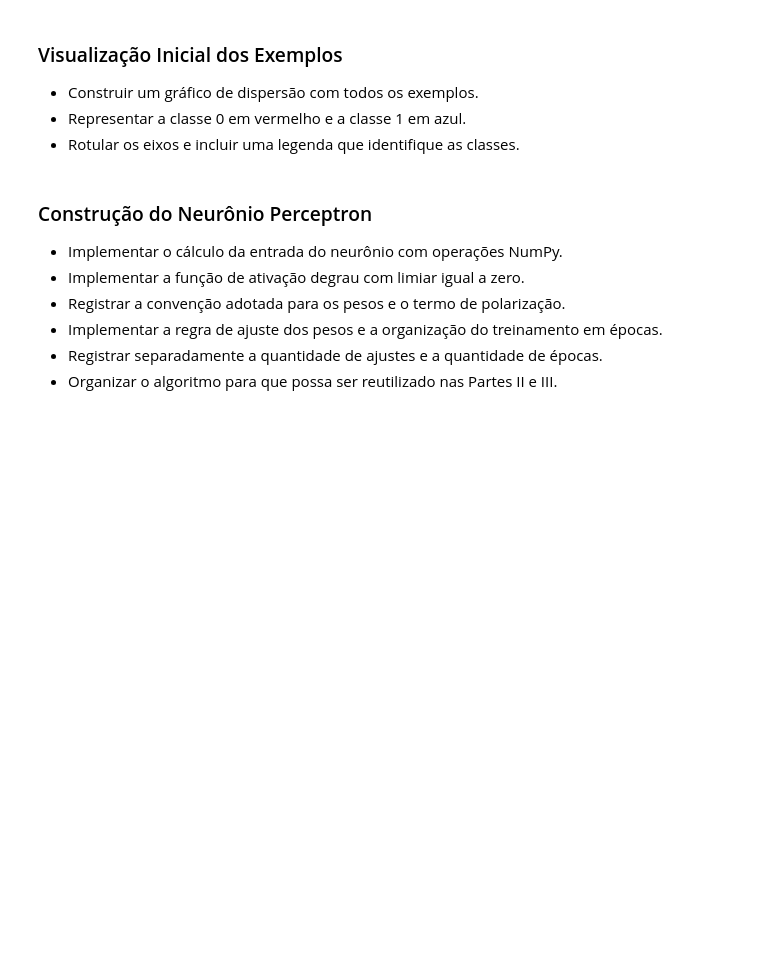
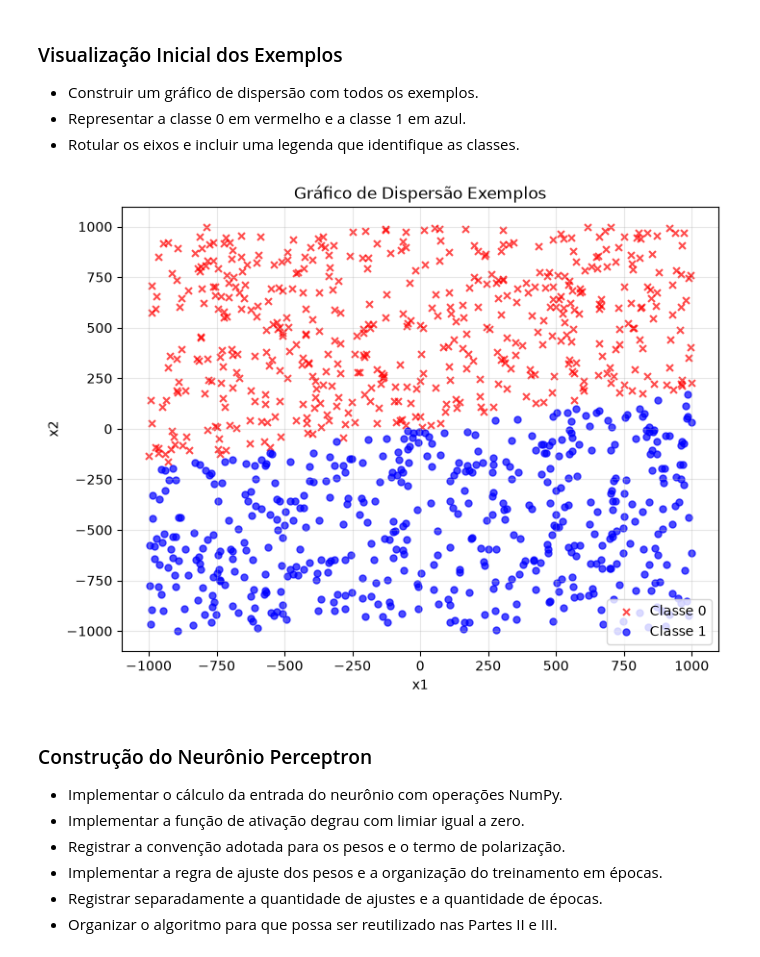
Before and after one commit to bernardo-gontijo/Projeto-Pratico-2.1, a Jupyter notebook: BERNARDO_GONTIJO_FERNANDES_e_MATEUS_CABRAL_PINHEIRO_RNA_2026.2_PP2.1.ipynb, the cells around one changed output. Drawn from its saved outputs; the diff is of its cells as text; code cells hidden in the pictures; blank space fills up the shorter version.

Commit message:
Começo da implementação trabalho com abertura do dataset e visualização dos dados + adição dos requirements

```diff
--- a/BERNARDO_GONTIJO_FERNANDES_e_MATEUS_CABRAL_PINHEIRO_RNA_2026.2_PP2.1.ipynb
+++ b/BERNARDO_GONTIJO_FERNANDES_e_MATEUS_CABRAL_PINHEIRO_RNA_2026.2_PP2.1.ipynb
@@ -60,3 +53,18 @@ Utilizar o arquivo `dados/dataAll20262.txt` e construir o algoritmo de treinamen
 - Carregar o arquivo binário como um array NumPy.
 - Visualizar os primeiros exemplos e verificar as dimensões do conjunto.
 - Identificar as duas coordenadas de entrada e o rótulo de cada exemplo.
+# %%
+dados_originais = np.load("dados/dataAll20262.txt", allow_pickle=False)
+print("Dimensões originais:", dados_originais.shape)
+
+dados = dados_originais.squeeze(axis=1) # Tirar a dimensão intermediaria "1" e separar entradas e rótulos
+
+# Colocar para DataFrame
+
+df = pd.DataFrame(dados, columns=["x1", "x2", "yd"])
+df["yd"] = df["yd"].astype(int) # Colocando os rótulos para int
+
+display(df.head())
+
+print("Quantidade de exemplos por classe:") # Observar o balanceamento
+print(df["yd"].value_counts().sort_index())
@@ -66,6 +87,21 @@ Utilizar o arquivo `dados/dataAll20262.txt` e construir o algoritmo de treinamen
 - Construir um gráfico de dispersão com todos os exemplos.
 - Representar a classe 0 em vermelho e a classe 1 em azul.
 - Rotular os eixos e incluir uma legenda que identifique as classes.
+# %%
+classe_0 = df[df["yd"] == 0]
+classe_1 = df[df["yd"] == 1]
+
+plt.figure(figsize=(8, 6))
+plt.scatter(classe_0["x1"], classe_0["x2"], color="red", marker="x", label="Classe 0", s=25, alpha=0.7)
+plt.scatter(classe_1["x1"], classe_1["x2"], color="blue", marker="o", label="Classe 1", s=25, alpha=0.7)
+plt.xlabel("x1")
+plt.ylabel("x2")
+plt.title("Gráfico de Dispersão Exemplos")
+plt.legend()
+plt.grid(alpha=0.3)
+plt.show()
+# %% [output]
+[figure, added]
 # %% [markdown]
 ### Construção do Neurônio Perceptron
 
```
Also changed, not shown: parts of 5 cells of this notebook, 2 other files.
